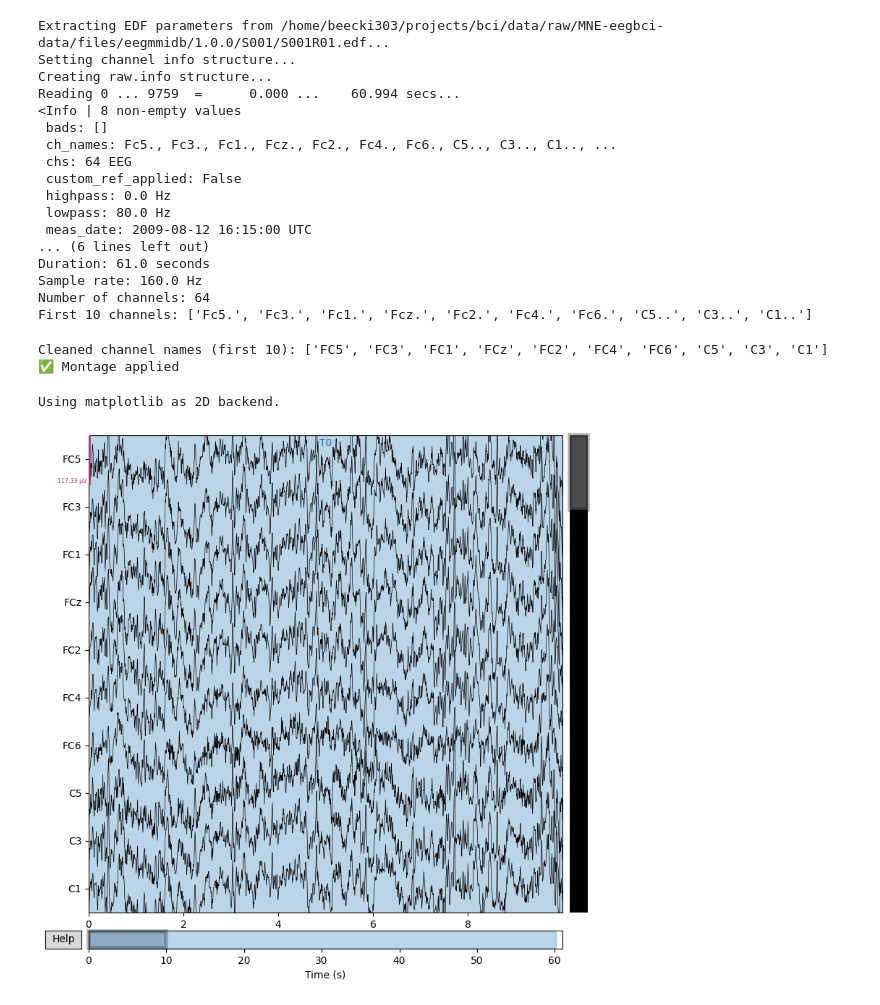
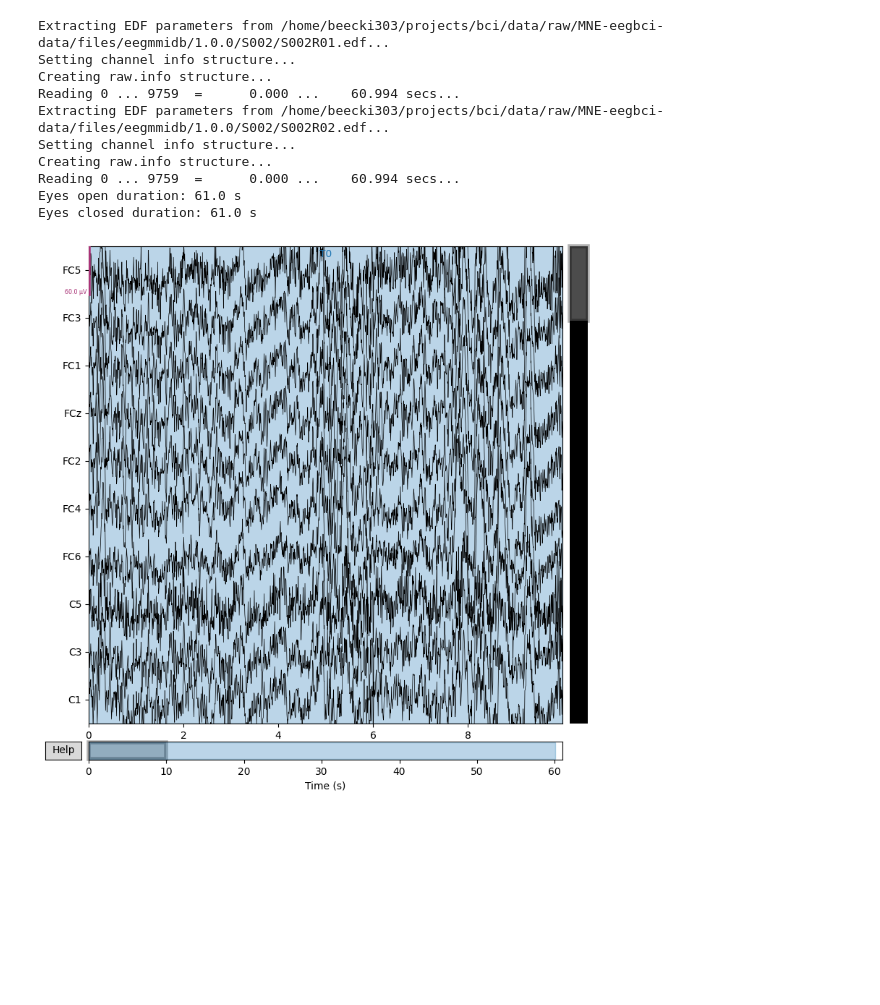
Before and after one commit to IbeeckC/EEG_BCI-pi, a Jupyter notebook: notebooks/01_physionet.ipynb, the cells around one changed output. Cells and saved outputs as stored; diff of their text form; code cells hidden in the pictures; blank space fills up the shorter version.

```diff
--- a/notebooks/01_physionet.ipynb
+++ b/notebooks/01_physionet.ipynb
@@ -47,49 +40,34 @@ Download complete in 03m20s (32.2 MB)
 # %%
-# Load the first run — 1 minute baseline with eyes open
-raw = mne.io.read_raw_edf(fnames[0], preload=True)
+# Download + load the two baseline runs (1 = eyes open, 2 = eyes closed)
+baseline_runs = [1, 2]
+baseline_fnames = eegbci.load_data(subjects=[subject], runs=baseline_runs, path=str(data_dir))
 
-# Print basic info about the recording
-print(raw.info)
-print(f"\nDuration: {raw.times[-1]:.1f} seconds")
-print(f"Sample rate: {raw.info['sfreq']} Hz")
-print(f"Number of channels: {len(raw.ch_names)}")
-print(f"First 10 channels: {raw.ch_names[:10]}")
+# Eyes OPEN = run 1
+raw_eyes_open = mne.io.read_raw_edf(baseline_fnames[0], preload=True)
+eegbci.standardize(raw_eyes_open)
+raw_eyes_open.set_montage(montage)
+
+# Eyes CLOSED = run 2
+raw_eyes_closed = mne.io.read_raw_edf(baseline_fnames[1], preload=True)
+eegbci.standardize(raw_eyes_closed)
+raw_eyes_closed.set_montage(montage)
+
+print("Eyes open duration:", round(raw_eyes_open.times[-1], 1), "s")
+print("Eyes closed duration:", round(raw_eyes_closed.times[-1], 1), "s")
 # %% [output]
-Extracting EDF parameters from /home/beecki303/projects/bci/data/raw/MNE-eegbci-data/files/eegmmidb/1.0.0/S001/S001R01.edf...
+Extracting EDF parameters from /home/beecki303/projects/bci/data/raw/MNE-eegbci-data/files/eegmmidb/1.0.0/S002/S002R01.edf...
 Setting channel info structure...
 Creating raw.info structure...
 Reading 0 ... 9759  =      0.000 ...    60.994 secs...
-<Info | 8 non-empty values
- bads: []
- ch_names: Fc5., Fc3., Fc1., Fcz., Fc2., Fc4., Fc6., C5.., C3.., C1.., ...
- chs: 64 EEG
- custom_ref_applied: False
- highpass: 0.0 Hz
- lowpass: 80.0 Hz
- meas_date: 2009-08-12 16:15:00 UTC
-... (6 lines left out)
-Duration: 61.0 seconds
-Sample rate: 160.0 Hz
-Number of channels: 64
-First 10 channels: ['Fc5.', 'Fc3.', 'Fc1.', 'Fcz.', 'Fc2.', 'Fc4.', 'Fc6.', 'C5..', 'C3..', 'C1..']
+Extracting EDF parameters from /home/beecki303/projects/bci/data/raw/MNE-eegbci-data/files/eegmmidb/1.0.0/S002/S002R02.edf...
+Setting channel info structure...
+Creating raw.info structure...
+Reading 0 ... 9759  =      0.000 ...    60.994 secs...
+Eyes open duration: 61.0 s
+Eyes closed duration: 61.0 s
 # %%
-# Strip the trailing periods from channel names
-mne.datasets.eegbci.standardize(raw)
-
-# Apply standard 10-05 montage (electrode positions for plotting)
-montage = mne.channels.make_standard_montage("standard_1005")
-raw.set_montage(montage)
-
-print("Cleaned channel names (first 10):", raw.ch_names[:10])
-print("✅ Montage applied")
+# Quick look at raw eyes-open EEG (first 10 seconds, 10 channels)
+%matplotlib inline
+raw_eyes_open.plot(duration=10, n_channels=10, scalings="auto", show=True);
 # %% [output]
-Cleaned channel names (first 10): ['FC5', 'FC3', 'FC1', 'FCz', 'FC2', 'FC4', 'FC6', 'C5', 'C3', 'C1']
-✅ Montage applied
+[figure, added]
-# %%
-%matplotlib inline
-
-# Plot the first 10 seconds of raw EEG
-raw.plot(duration=10, n_channels=10, scalings='auto', show=True);
-# %% [output]
-Using matplotlib as 2D backend.
-[figure, removed]
```
Also changed, not shown: parts of 9 cells of this notebook.
